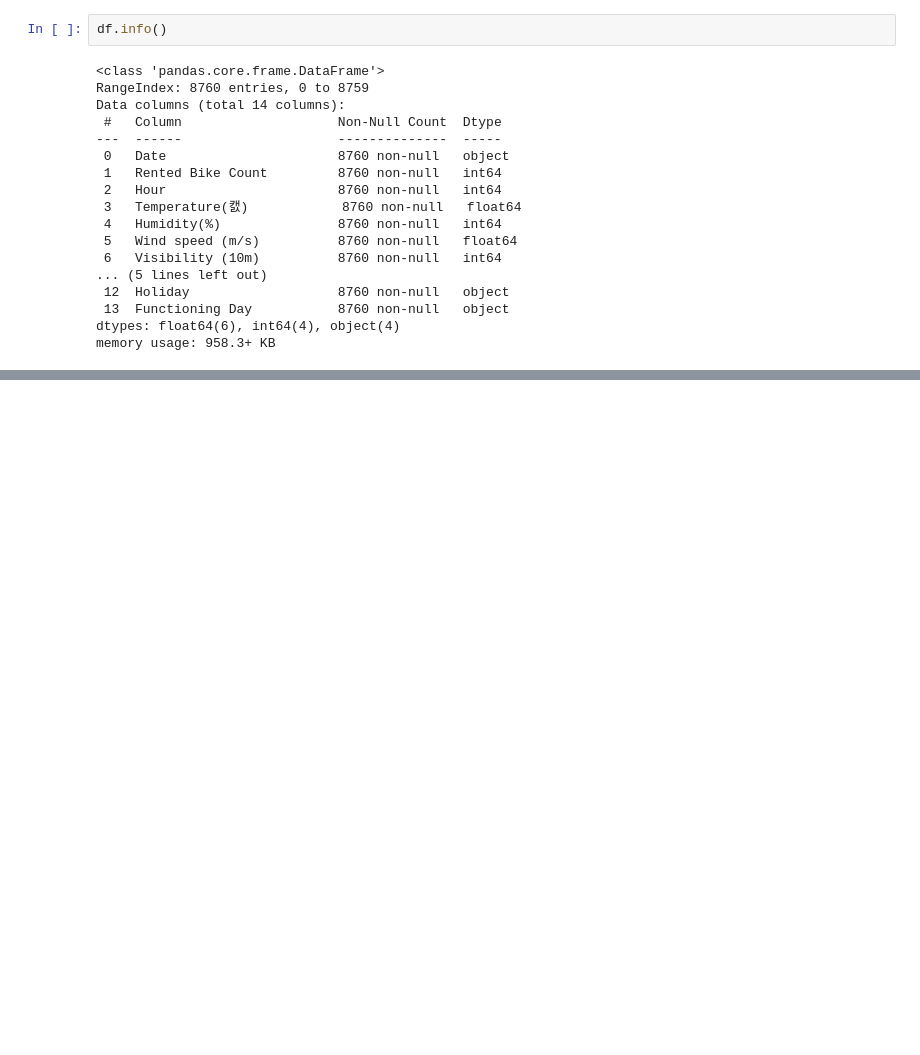
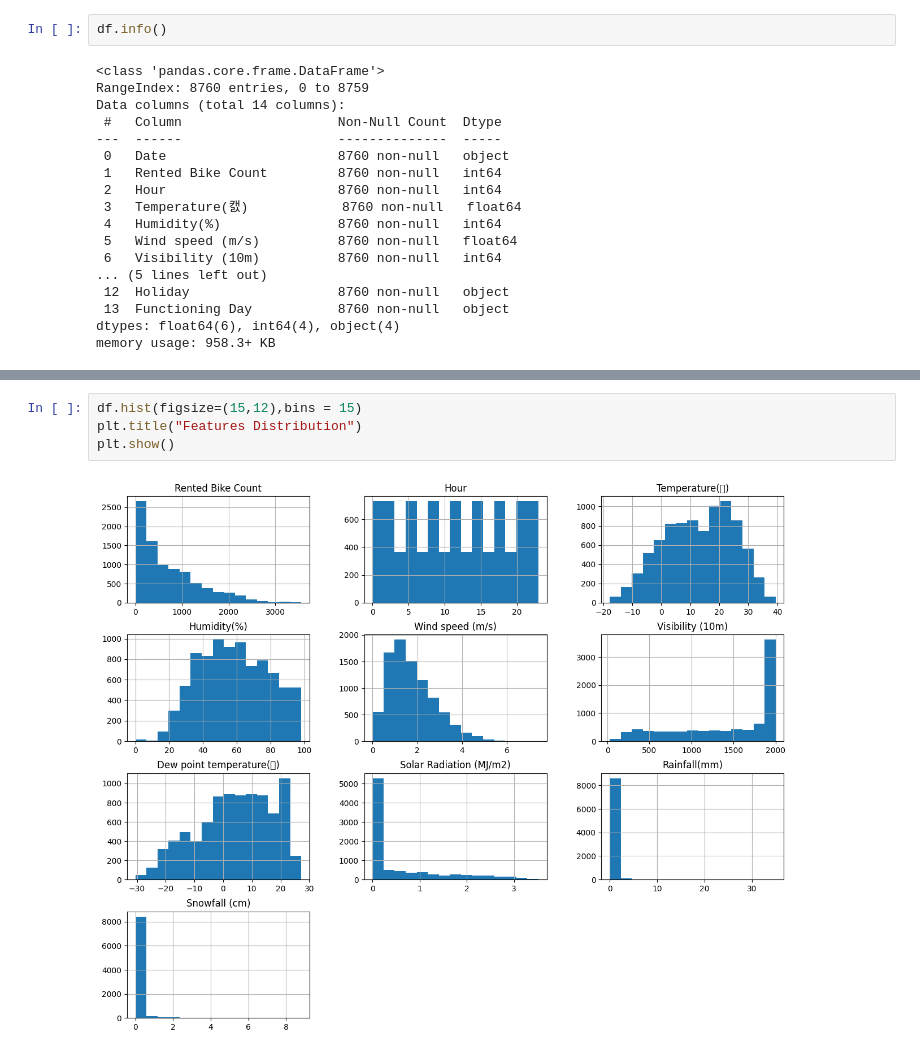
Before and after one commit to jackhuntersys/bike_demand_predictor, a Jupyter notebook: notebooks/best_model.ipynb, the cells around one changed output, grey strips where cells are left out. Saved outputs shown, nothing was run; the diff lists cells and outputs as text; blank space fills up the shorter version.

```diff
--- a/notebooks/best_model.ipynb
+++ b/notebooks/best_model.ipynb
@@ -25,0 +34,6 @@ memory usage: 958.3+ KB
+# %%
+df.hist(figsize=(15,12),bins = 15)
+plt.title("Features Distribution")
+plt.show()
+# %% [output]
+[figure, added]
```
Also changed, not shown: parts of 2 cells of this notebook, 4 other files.
